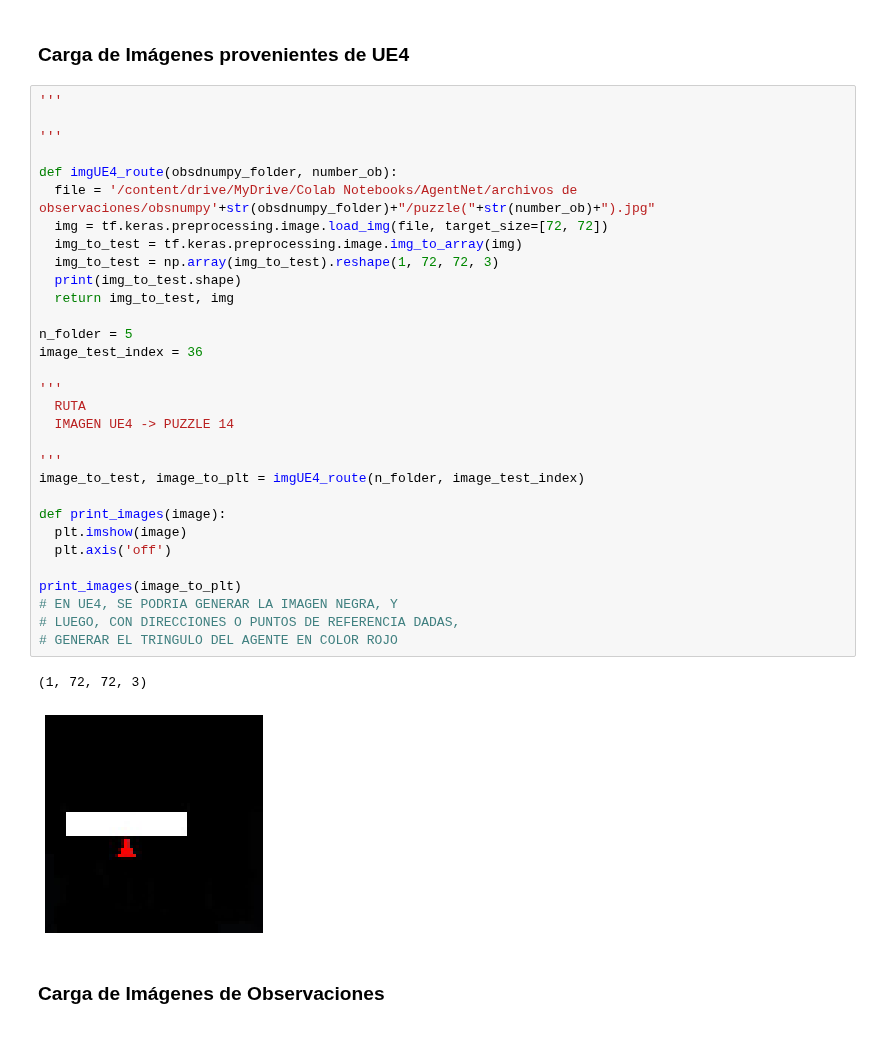
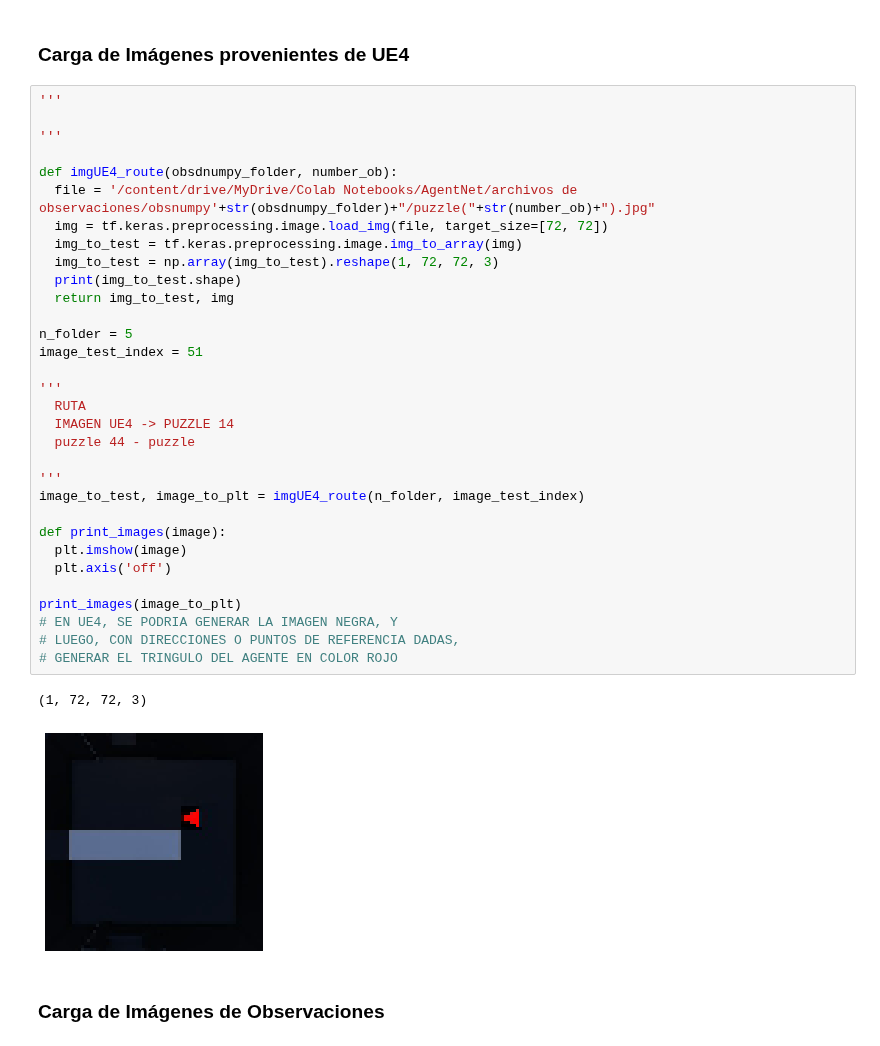
Before and after one commit to matpg/RL-Agent-for-Unreal-Engine, a Jupyter notebook: script_pruebas_tensorflow.ipynb, the cells around one changed output. Cells and saved outputs as stored; diff of their text form.

```diff
--- a/script_pruebas_tensorflow.ipynb
+++ b/script_pruebas_tensorflow.ipynb
@@ -61,35 +61,36 @@ print_images(image_to_plt)
 
 '''
 
 def imgUE4_route(obsdnumpy_folder, number_ob):
   file = '/content/drive/MyDrive/Colab Notebooks/AgentNet/archivos de observaciones/obsnumpy'+str(obsdnumpy_folder)+"/puzzle("+str(number_ob)+").jpg"
   img = tf.keras.preprocessing.image.load_img(file, target_size=[72, 72])
   img_to_test = tf.keras.preprocessing.image.img_to_array(img)
   img_to_test = np.array(img_to_test).reshape(1, 72, 72, 3)
   print(img_to_test.shape)
   return img_to_test, img
 
 n_folder = 5
-image_test_index = 36
+image_test_index = 51
 
 '''
   RUTA
   IMAGEN UE4 -> PUZZLE 14
+  puzzle 44 - puzzle
 
 '''
 image_to_test, image_to_plt = imgUE4_route(n_folder, image_test_index)
 
 def print_images(image):
   plt.imshow(image)
   plt.axis('off')
 
 print_images(image_to_plt)
 # EN UE4, SE PODRIA GENERAR LA IMAGEN NEGRA, Y
 # LUEGO, CON DIRECCIONES O PUNTOS DE REFERENCIA DADAS,
 # GENERAR EL TRINGULO DEL AGENTE EN COLOR ROJO
 # %% [output]
 (1, 72, 72, 3)
-[figure, old version]
+[figure, new version]
 # %% [markdown]
 ### Carga de Imágenes de Observaciones
 # %%
```
Also changed, not shown: parts of 2 cells of this notebook.
